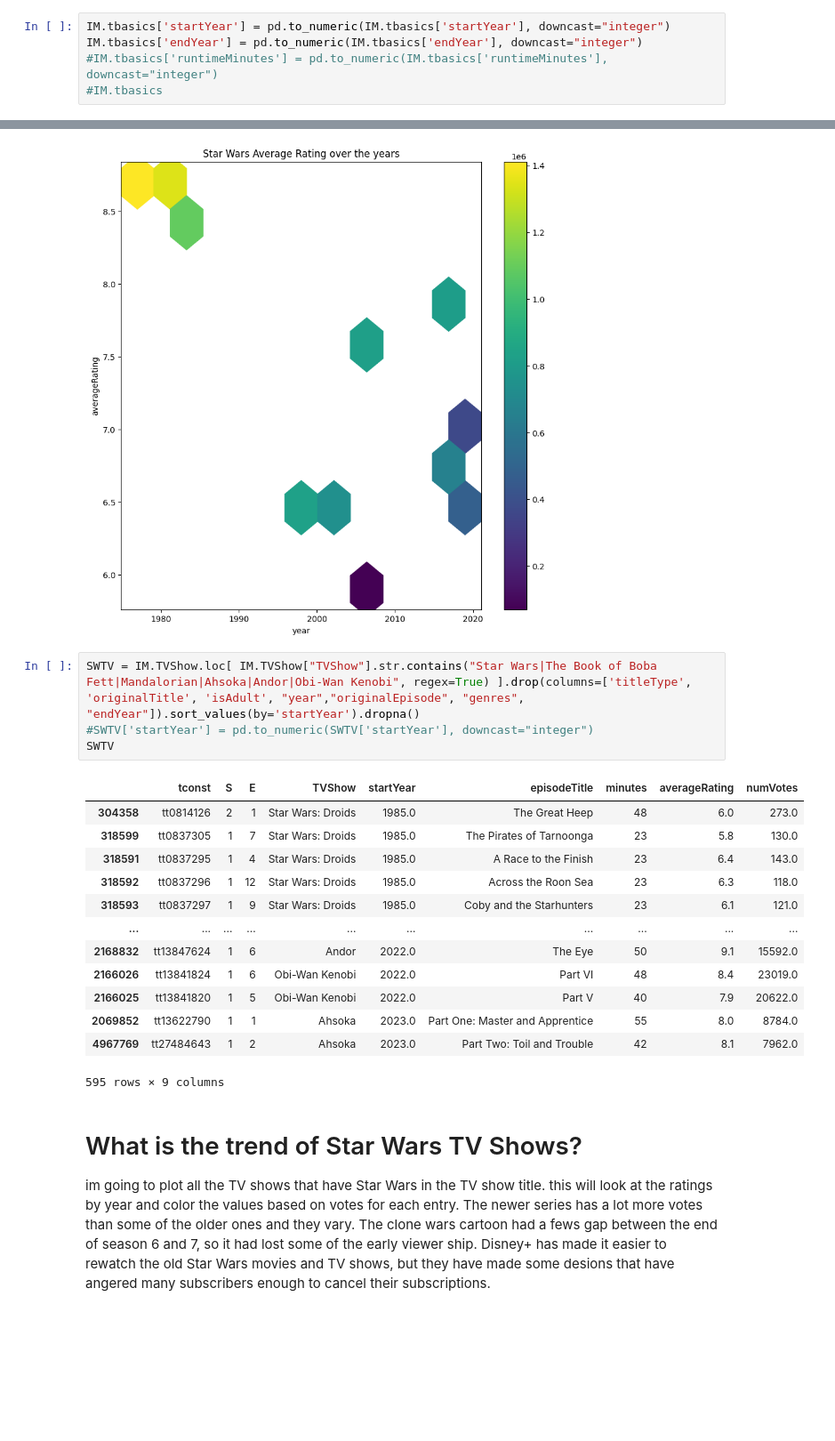
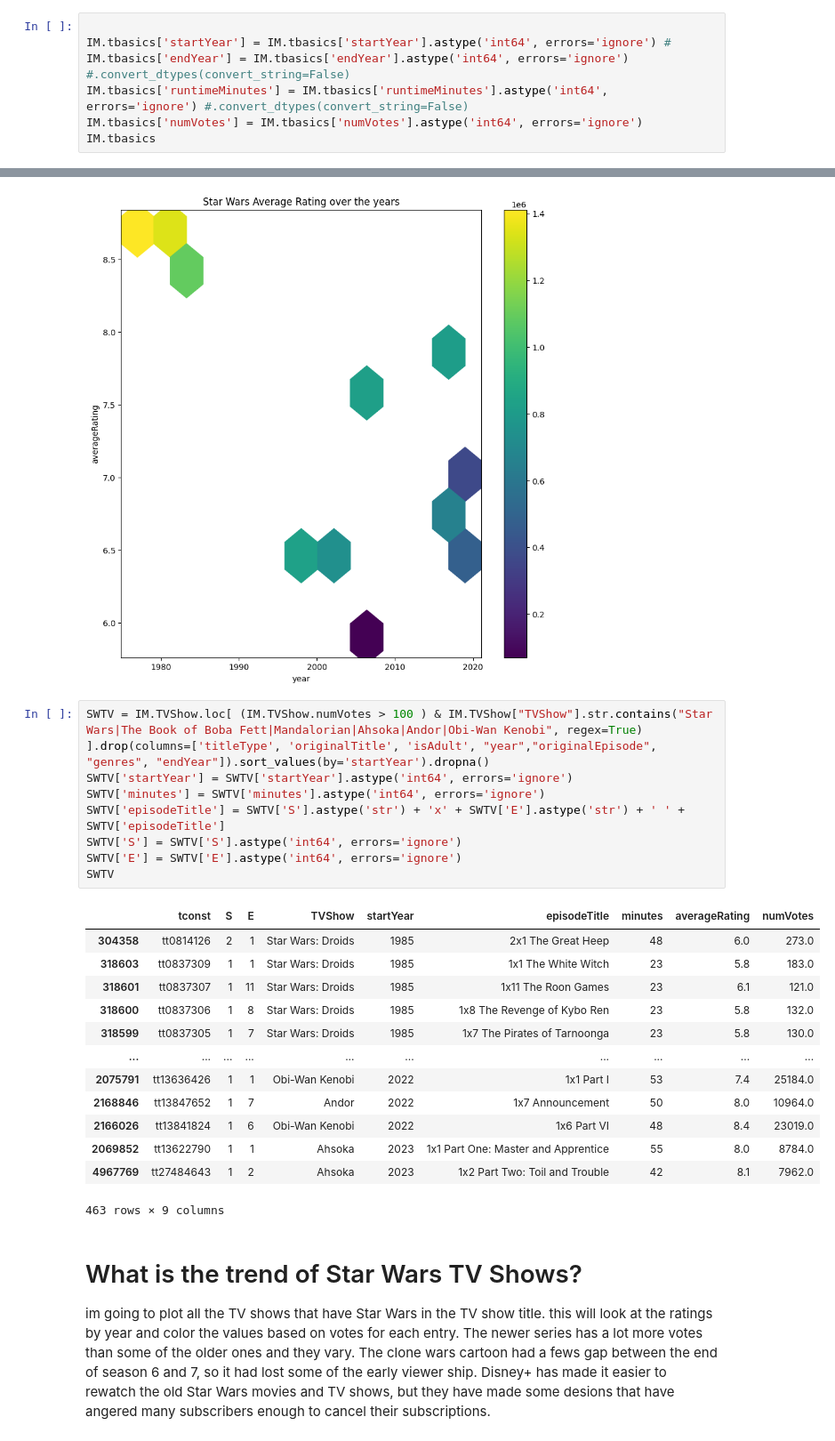
Before and after one commit to salamcast/IMDBnotebooks-DataAnalysis, a Jupyter notebook: imdb-star-wars-analysis.ipynb, the cells around one changed output, grey strips where cells are left out. Shown at 89% size. Saved outputs shown, nothing was run; the diff lists cells and outputs as text; blank space fills up the shorter version.

```diff
--- a/imdb-star-wars-analysis.ipynb
+++ b/imdb-star-wars-analysis.ipynb
@@ -54,7 +54,9 @@ MediaProc.py        100%[===================>]   4.19K  --.-KB/s    in 0s
 # %% [markdown]
 # Make year values an integer values
-# %%
-IM.tbasics['startYear'] = pd.to_numeric(IM.tbasics['startYear'], downcast="integer")
-IM.tbasics['endYear'] = pd.to_numeric(IM.tbasics['endYear'], downcast="integer")
-#IM.tbasics['runtimeMinutes'] = pd.to_numeric(IM.tbasics['runtimeMinutes'], downcast="integer")
-#IM.tbasics
+# %%
+
+IM.tbasics['startYear'] = IM.tbasics['startYear'].astype('int64', errors='ignore') #
+IM.tbasics['endYear'] = IM.tbasics['endYear'].astype('int64', errors='ignore') #.convert_dtypes(convert_string=False)
+IM.tbasics['runtimeMinutes'] = IM.tbasics['runtimeMinutes'].astype('int64', errors='ignore') #.convert_dtypes(convert_string=False)
+IM.tbasics['numVotes'] = IM.tbasics['numVotes'].astype('int64', errors='ignore')
+IM.tbasics
@@ -167,23 +185,27 @@ SW.plot.hexbin(x='year',
 <Axes: title={'center': 'Star Wars Average Rating over the years'}, xlabel='year', ylabel='averageRating'>
 [figure]
 # %%
-SWTV = IM.TVShow.loc[ IM.TVShow["TVShow"].str.contains("Star Wars|The Book of Boba Fett|Mandalorian|Ahsoka|Andor|Obi-Wan Kenobi", regex=True) ].drop(columns=['titleType', 'originalTitle', 'isAdult', "year","originalEpisode", "genres", "endYear"]).sort_values(by='startYear').dropna()
-#SWTV['startYear'] = pd.to_numeric(SWTV['startYear'], downcast="integer")
+SWTV = IM.TVShow.loc[ (IM.TVShow.numVotes > 100 ) & IM.TVShow["TVShow"].str.contains("Star Wars|The Book of Boba Fett|Mandalorian|Ahsoka|Andor|Obi-Wan Kenobi", regex=True) ].drop(columns=['titleType', 'originalTitle', 'isAdult', "year","originalEpisode", "genres", "endYear"]).sort_values(by='startYear').dropna()
+SWTV['startYear'] = SWTV['startYear'].astype('int64', errors='ignore')
+SWTV['minutes'] = SWTV['minutes'].astype('int64', errors='ignore')
+SWTV['episodeTitle'] = SWTV['S'].astype('str') + 'x' + SWTV['E'].astype('str') + ' ' + SWTV['episodeTitle']
+SWTV['S'] = SWTV['S'].astype('int64', errors='ignore')
+SWTV['E'] = SWTV['E'].astype('int64', errors='ignore')
 SWTV
 # %% [output]
 |  | tconst | S | E | TVShow | startYear | episodeTitle | minutes | averageRating | numVotes |
-| 304358 | tt0814126 | 2 | 1 | Star Wars: Droids | 1985.0 | The Great Heep | 48 | 6.0 | 273.0 |
-| 318599 | tt0837305 | 1 | 7 | Star Wars: Droids | 1985.0 | The Pirates of Tarnoonga | 23 | 5.8 | 130.0 |
-| 318591 | tt0837295 | 1 | 4 | Star Wars: Droids | 1985.0 | A Race to the Finish | 23 | 6.4 | 143.0 |
-| 318592 | tt0837296 | 1 | 12 | Star Wars: Droids | 1985.0 | Across the Roon Sea | 23 | 6.3 | 118.0 |
-| 318593 | tt0837297 | 1 | 9 | Star Wars: Droids | 1985.0 | Coby and the Starhunters | 23 | 6.1 | 121.0 |
+| 304358 | tt0814126 | 2 | 1 | Star Wars: Droids | 1985 | 2x1 The Great Heep | 48 | 6.0 | 273.0 |
+| 318603 | tt0837309 | 1 | 1 | Star Wars: Droids | 1985 | 1x1 The White Witch | 23 | 5.8 | 183.0 |
+| 318601 | tt0837307 | 1 | 11 | Star Wars: Droids | 1985 | 1x11 The Roon Games | 23 | 6.1 | 121.0 |
+| 318600 | tt0837306 | 1 | 8 | Star Wars: Droids | 1985 | 1x8 The Revenge of Kybo Ren | 23 | 5.8 | 132.0 |
+| 318599 | tt0837305 | 1 | 7 | Star Wars: Droids | 1985 | 1x7 The Pirates of Tarnoonga | 23 | 5.8 | 130.0 |
 | ... | ... | ... | ... | ... | ... | ... | ... | ... | ... |
-| 2168832 | tt13847624 | 1 | 6 | Andor | 2022.0 | The Eye | 50 | 9.1 | 15592.0 |
-| 2166026 | tt13841824 | 1 | 6 | Obi-Wan Kenobi | 2022.0 | Part VI | 48 | 8.4 | 23019.0 |
-| 2166025 | tt13841820 | 1 | 5 | Obi-Wan Kenobi | 2022.0 | Part V | 40 | 7.9 | 20622.0 |
-| 2069852 | tt13622790 | 1 | 1 | Ahsoka | 2023.0 | Part One: Master and Apprentice | 55 | 8.0 | 8784.0 |
-| 4967769 | tt27484643 | 1 | 2 | Ahsoka | 2023.0 | Part Two: Toil and Trouble | 42 | 8.1 | 7962.0 |
+| 2075791 | tt13636426 | 1 | 1 | Obi-Wan Kenobi | 2022 | 1x1 Part I | 53 | 7.4 | 25184.0 |
+| 2168846 | tt13847652 | 1 | 7 | Andor | 2022 | 1x7 Announcement | 50 | 8.0 | 10964.0 |
+| 2166026 | tt13841824 | 1 | 6 | Obi-Wan Kenobi | 2022 | 1x6 Part VI | 48 | 8.4 | 23019.0 |
+| 2069852 | tt13622790 | 1 | 1 | Ahsoka | 2023 | 1x1 Part One: Master and Apprentice | 55 | 8.0 | 8784.0 |
+| 4967769 | tt27484643 | 1 | 2 | Ahsoka | 2023 | 1x2 Part Two: Toil and Trouble | 42 | 8.1 | 7962.0 |
-595 rows × 9 columns
+463 rows × 9 columns
 # %% [markdown]
 # What is the trend of Star Wars TV Shows?
 im going to plot all the TV shows that have Star Wars in the TV show title.  this will look at the ratings by year and color the values based on votes for each entry. The newer series has a lot more votes than some of the older ones and they vary. The clone wars cartoon had a fews gap between the end of season 6 and 7, so it had lost some of the early viewer ship. Disney+ has made it easier to rewatch the old Star Wars movies and TV shows, but they have made some desions that have angered many subscribers enough to cancel their subscriptions.
```
Also changed, not shown: parts of 14 cells of this notebook.
